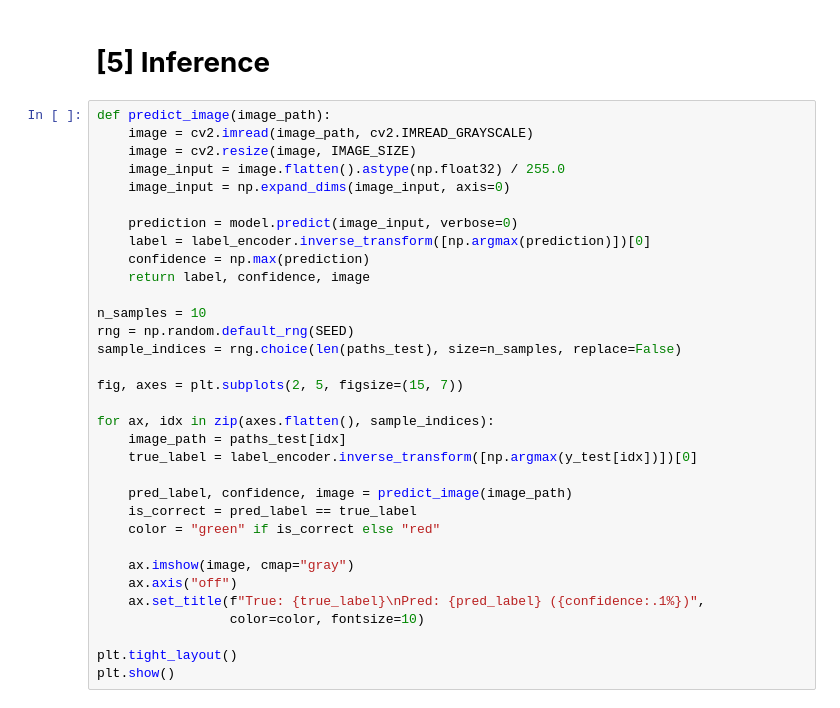
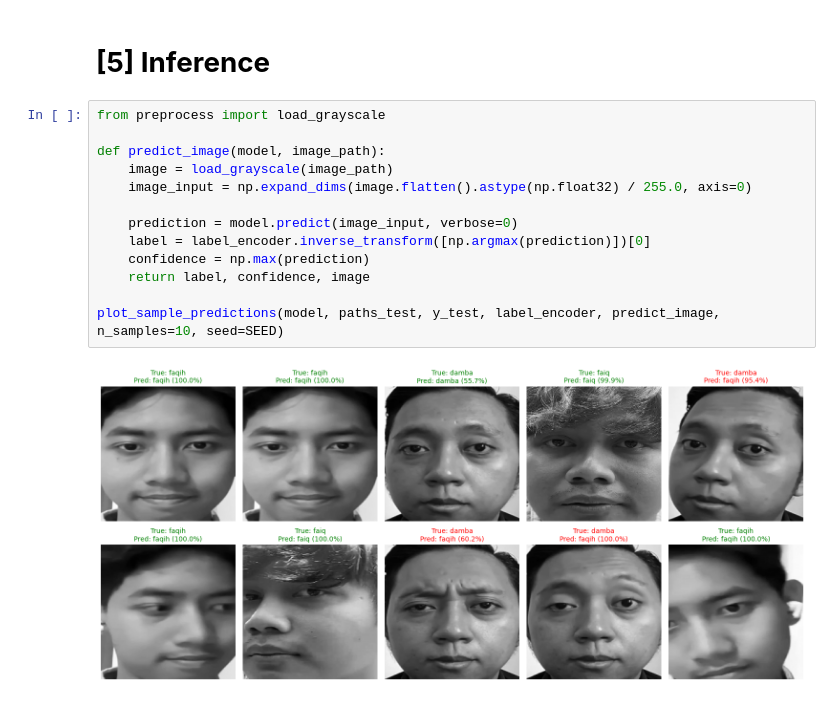
Before and after one commit to faqihfirman/computational-intelligence, a Jupyter notebook: tugas-kelompok/notebooks/mlp_classic.ipynb, the cells around one changed output. Drawn from its saved outputs; the diff is of its cells as text.

```diff
--- a/tugas-kelompok/notebooks/mlp_classic.ipynb
+++ b/tugas-kelompok/notebooks/mlp_classic.ipynb
@@ -235,35 +282,17 @@ plt.show()
 # %% [markdown]
 # **[5] Inference**
 # %%
-def predict_image(image_path):
-    image = cv2.imread(image_path, cv2.IMREAD_GRAYSCALE)
-    image = cv2.resize(image, IMAGE_SIZE)
-    image_input = image.flatten().astype(np.float32) / 255.0
-    image_input = np.expand_dims(image_input, axis=0)
+from preprocess import load_grayscale
+
+def predict_image(model, image_path):
+    image = load_grayscale(image_path)
+    image_input = np.expand_dims(image.flatten().astype(np.float32) / 255.0, axis=0)
 
     prediction = model.predict(image_input, verbose=0)
     label = label_encoder.inverse_transform([np.argmax(prediction)])[0]
     confidence = np.max(prediction)
     return label, confidence, image
 
-n_samples = 10
-rng = np.random.default_rng(SEED)
-sample_indices = rng.choice(len(paths_test), size=n_samples, replace=False)
-
-fig, axes = plt.subplots(2, 5, figsize=(15, 7))
-
-for ax, idx in zip(axes.flatten(), sample_indices):
-    image_path = paths_test[idx]
-    true_label = label_encoder.inverse_transform([np.argmax(y_test[idx])])[0]
-
-    pred_label, confidence, image = predict_image(image_path)
-    is_correct = pred_label == true_label
-    color = "green" if is_correct else "red"
-
-    ax.imshow(image, cmap="gray")
-    ax.axis("off")
-    ax.set_title(f"True: {true_label}\nPred: {pred_label} ({confidence:.1%})",
-                 color=color, fontsize=10)
-
-plt.tight_layout()
-plt.show()
+plot_sample_predictions(model, paths_test, y_test, label_encoder, predict_image, n_samples=10, seed=SEED)
+# %% [output]
+[figure, added]
```
Also changed, not shown: parts of 15 cells of this notebook.
